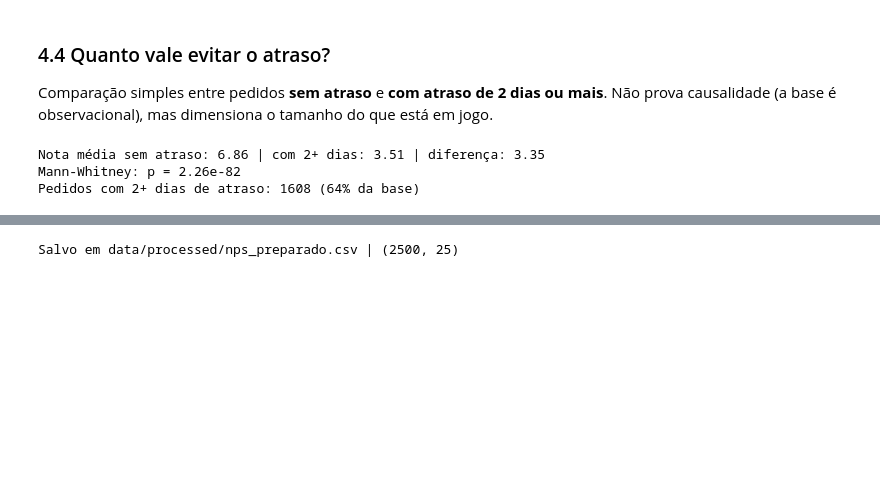
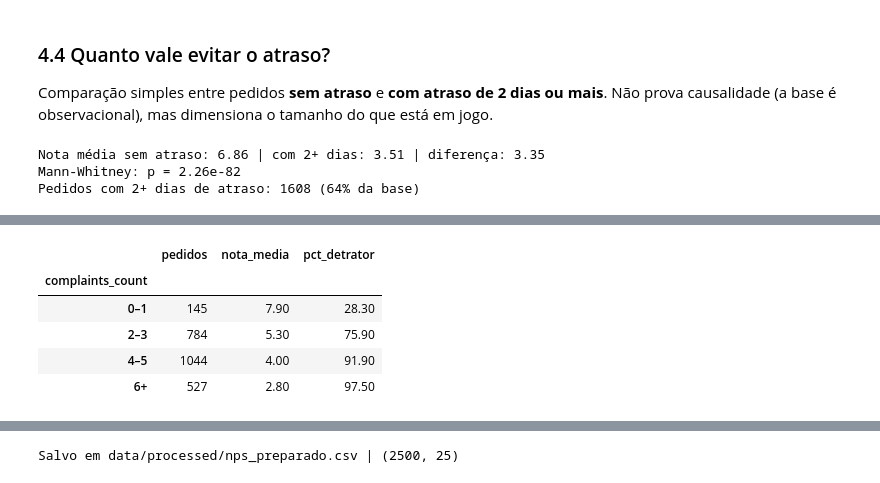
Before and after one commit to Giovana23ps/tech-challenge-nps-fase1, a Jupyter notebook: notebooks/01_preparacao_e_eda.ipynb, the cells around one changed output, grey strips where cells are left out. Saved outputs shown, nothing was run; the diff lists cells and outputs as text; code cells hidden in the pictures; blank space fills up the shorter version.

```diff
--- a/notebooks/01_preparacao_e_eda.ipynb
+++ b/notebooks/01_preparacao_e_eda.ipynb
@@ -347,0 +375,14 @@ Pedidos com 2+ dias de atraso: 1608 (64% da base)
+# %%
+faixas_recl = pd.cut(df.complaints_count, [-1, 1, 3, 5, 99], labels=["0–1", "2–3", "4–5", "6+"])
+df.groupby(faixas_recl, observed=True).agg(
+    pedidos=("nps_score", "size"),
+    nota_media=("nps_score", "mean"),
+    pct_detrator=("nps_class", lambda s: (s == "detrator").mean() * 100),
+).round(1)
+# %% [output]
+|  | pedidos | nota_media | pct_detrator |
+| complaints_count |  |  |  |
+| 0–1 | 145 | 7.90 | 28.30 |
+| 2–3 | 784 | 5.30 | 75.90 |
+| 4–5 | 1044 | 4.00 | 91.90 |
+| 6+ | 527 | 2.80 | 97.50 |
```
Also changed, not shown: parts of 5 cells of this notebook.
